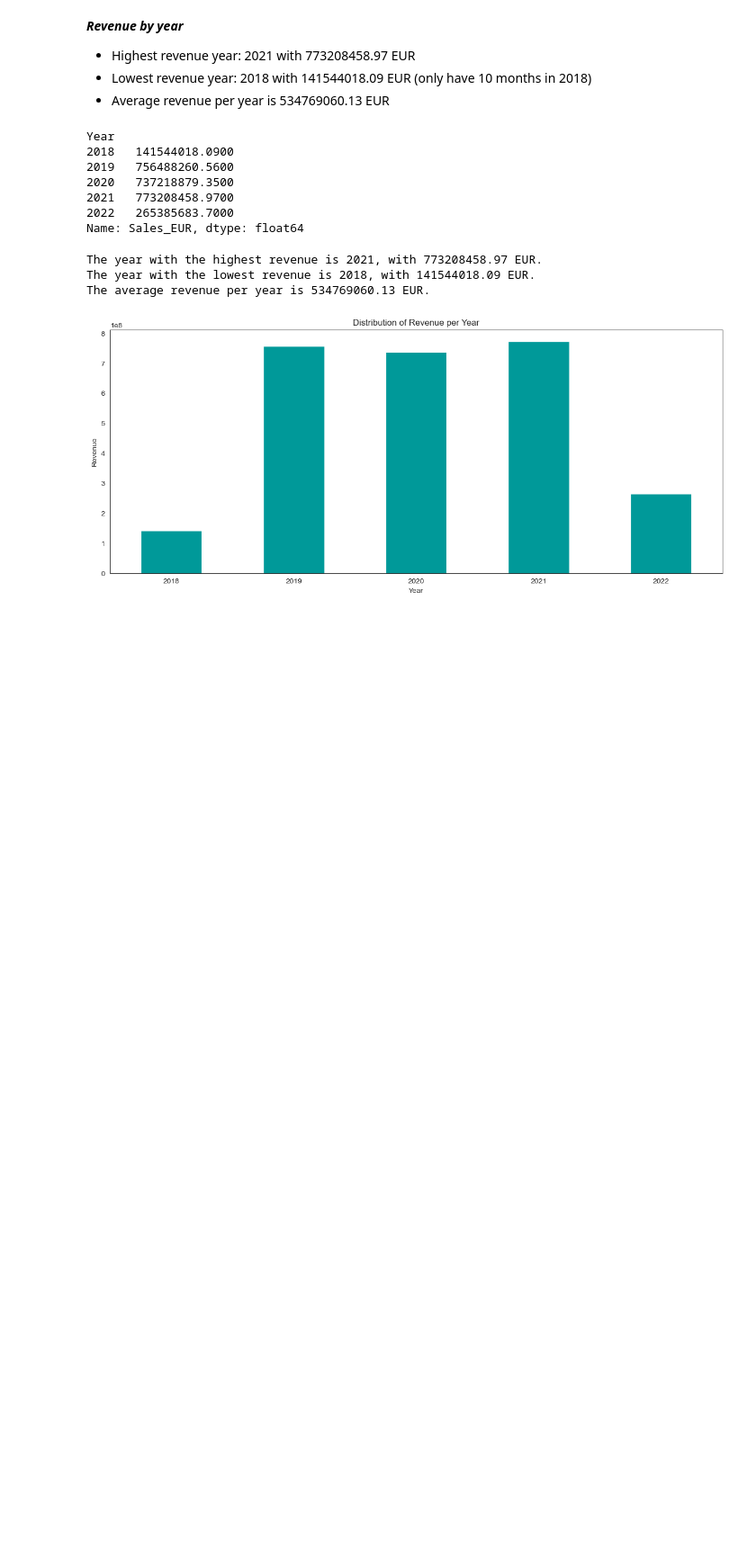
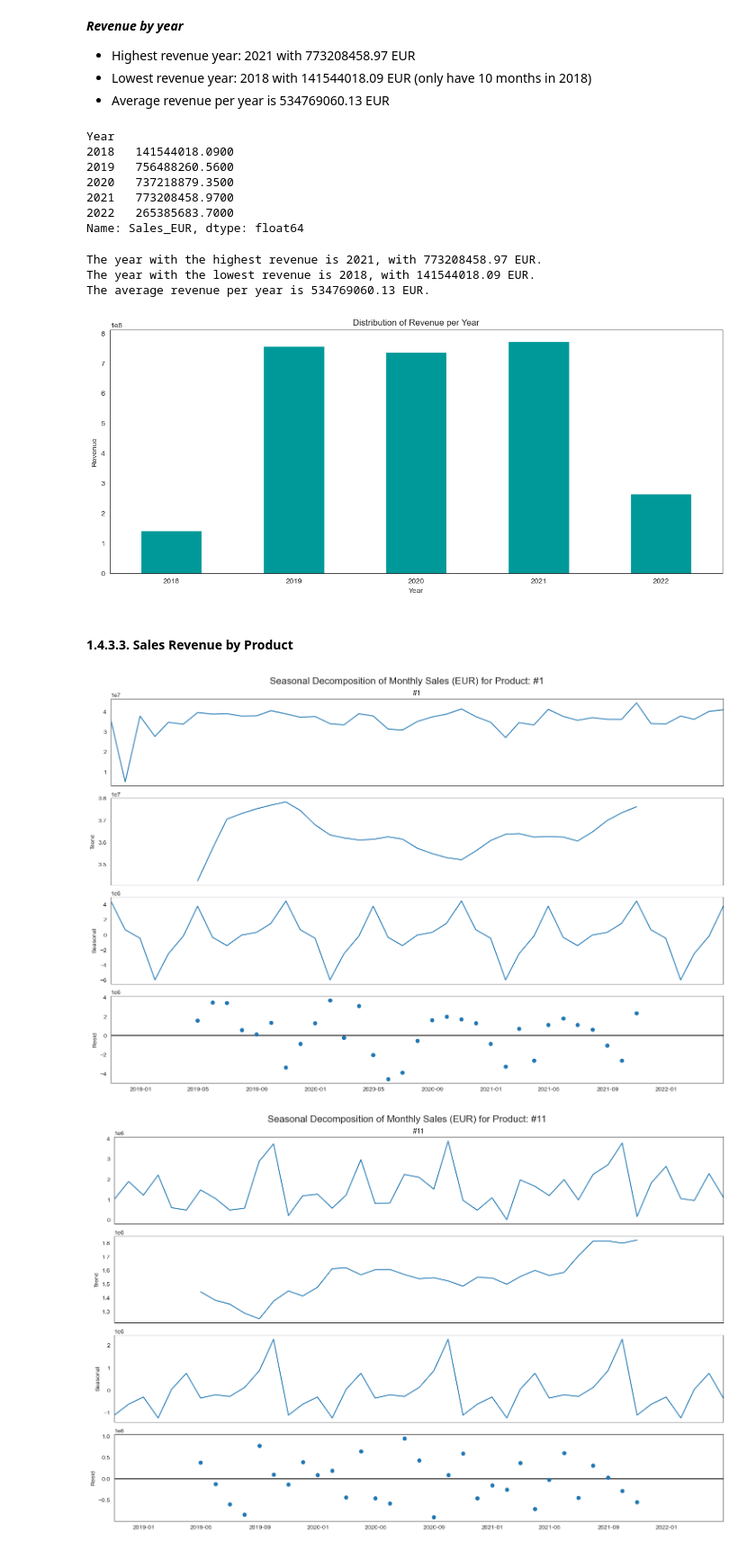
Before and after one commit to RubenCMarques/Case-2--Siemens-Sales-Forecast, a Jupyter notebook: Notebooks/Group_D_Source_Code.ipynb, the cells around one changed output. Shown at 90% size. Drawn from its saved outputs; the diff is of its cells as text; code cells hidden in the pictures; blank space fills up the shorter version.

```diff
--- a/Notebooks/Group_D_Source_Code.ipynb
+++ b/Notebooks/Group_D_Source_Code.ipynb
@@ -453,3 +507,30 @@ plt.xticks(rotation=0)
 plt.show()
 # %% [output]
 [figure]
+# %% [markdown]
+<a class="anchor" id="sub-section-1_4_3_3"></a>
+
+#### 1.4.3.3. Sales Revenue by Product
+
+</a>
+# %%
+# Set DATE as datetime index
+monthly_sales = sales_data.set_index('DATE')
+
+# Resample to month-end and sum Sales_EUR per product category
+monthly_sales = (monthly_sales.groupby('Mapped_GCK', observed=False)['Sales_EUR'].resample('ME').sum().unstack(level=0).fillna(0))
+# %%
+for product_category in monthly_sales.columns:
+    sales_series = monthly_sales[product_category]
+
+    decomposition = seasonal_decompose(sales_series, model='additive', period=12)
+
+    # Plot
+    fig = decomposition.plot()
+    fig.set_size_inches(15, 10)
+    plt.suptitle(f'Seasonal Decomposition of Monthly Sales (EUR) for Product: {product_category}', fontsize=16)
+    plt.tight_layout()
+    plt.show()
+# %% [output]
+[figure, added]
+[figure, added]
```
Also changed, not shown: parts of 27 cells of this notebook.
